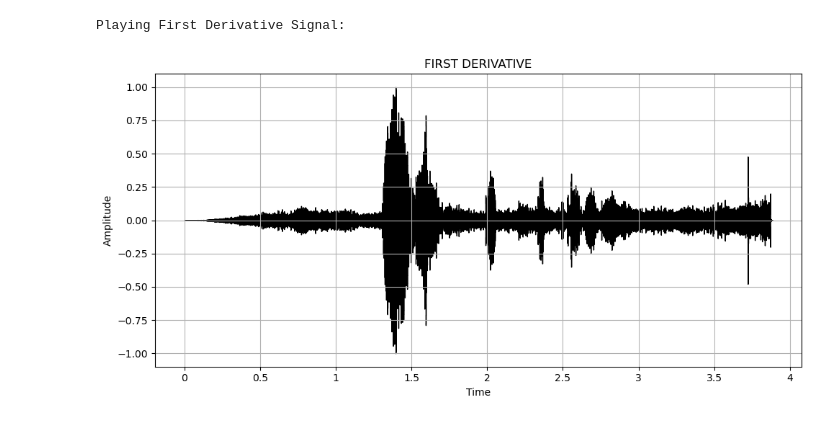
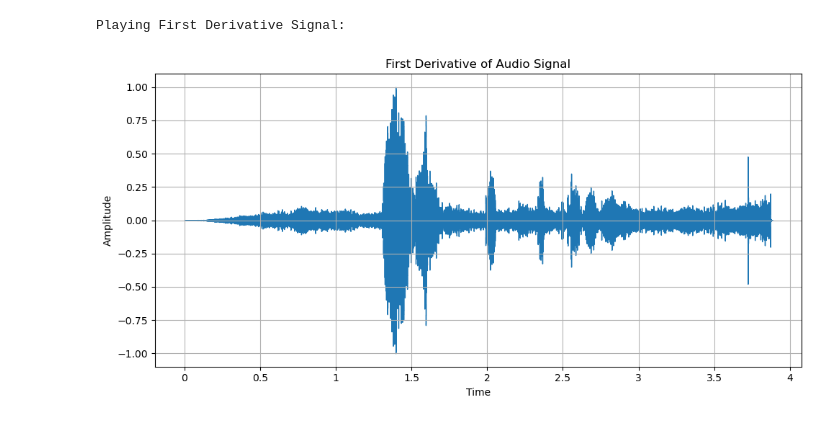
Before and after one commit to Varun9666/AI-in-Speech-Processing, a Jupyter notebook: Lab-2/21102_lab_2.ipynb, the cells around one changed output. Saved outputs shown, nothing was run; the diff lists cells and outputs as text; code cells hidden in the pictures.

```diff
--- a/Lab-2/21102_lab_2.ipynb
+++ b/Lab-2/21102_lab_2.ipynb
@@ -1,30 +1,31 @@
 # %%
 #A1
 
 import librosa
 import librosa.display
 import matplotlib.pyplot as plt
 import numpy as np
 import IPython.display as ipd
 
-y, sr = librosa.load('Varun.wav')
+audio_path = 'Varun.wav'
+y, sr = librosa.load(audio_path)
+
 derivative_1 = np.diff(y)
 derivative_1 /= np.max(np.abs(derivative_1))
 
 print("Playing First Derivative Signal:")
-
 plt.figure(figsize=(10, 5))
-librosa.display.waveshow(derivative_1, sr=sr,color='black')
-plt.title('FIRST DERIVATIVE')
+librosa.display.waveshow(derivative_1)
+plt.title('First Derivative of Audio Signal')
 plt.xlabel('Time')
 plt.ylabel('Amplitude')
 plt.grid(True)
 plt.tight_layout()
 plt.show()
 
 ipd.Audio(derivative_1, rate=sr)
 # %% [output]
 Playing First Derivative Signal:
-[figure, old version]
+[figure, new version]
 [interactive output not drawn]
 # %%
```
Also changed, not shown: parts of 5 cells of this notebook, 12 other files.
